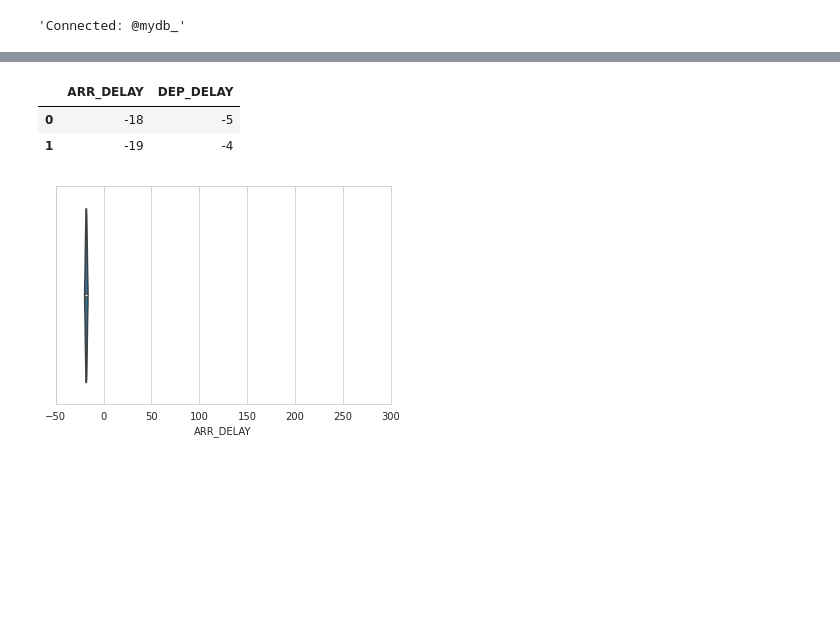
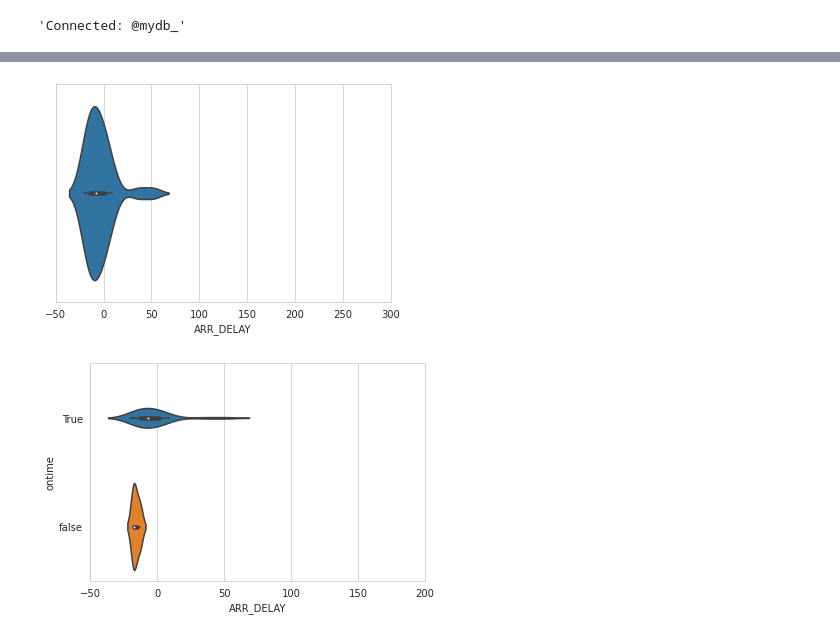
Before and after one commit to prakharsrivastava/powerbi, a Jupyter notebook: Data_Science_on_Google_Cloud_Platform_7.ipynb, the cells around one changed output, grey strips where cells are left out. Saved outputs shown, nothing was run; the diff lists cells and outputs as text; code cells hidden in the pictures; blank space fills up the shorter version.

```diff
--- a/Data_Science_on_Google_Cloud_Platform_7.ipynb
+++ b/Data_Science_on_Google_Cloud_Platform_7.ipynb
@@ -118,7 +132,8 @@ df.describe()
 # %%
 sparkFlightDF=sparkFlightDF.select("ARR_DELAY","DEP_DELAY")
-sparkFlightDF.toPandas()
-# %% [output]
-|  | ARR_DELAY | DEP_DELAY |
-| 0 | -18 | -5 |
-| 1 | -19 | -4 |
+# %%
+from pyspark.sql.functions import *
+sparkFlightDF=sparkFlightDF.withColumn("ontime",when(col("ARR_DELAY")>-10,"True").when(col("DEP_DELAY")>-10,"True").otherwise("false") )
+sparkFlightDF.show()
+# %%
+sparkFlightDF=sparkFlightDF.toPandas()
@@ -125,9 +142,15 @@ sparkFlightDF.toPandas()
 # %%
 sns.set_style("whitegrid")
 # sns.set(font_scale = 1.5)
-ax = sns.violinplot(data=df, x='ARR_DELAY', inner='box', orient='h')
+ax = sns.violinplot(data=sparkFlightDF, x='ARR_DELAY', inner='box', orient='h')
 ax.axes.set_xlim(-50, 300);
 # %% [output]
-[figure, old version]
+[figure, new version]
+# %%
+sns.set_style("whitegrid")
+ax = sns.violinplot(data=sparkFlightDF, x='ARR_DELAY', y='ontime', inner='box', orient='h')
+ax.set_xlim(-50, 200);
+# %% [output]
+[figure, added]
 # %%
 #https://github.com/GoogleCloudPlatform/data-science-on-gcp/blob/main/05_bqnotebook/exploration.ipynb
```
Also changed, not shown: parts of 21 cells of this notebook.
